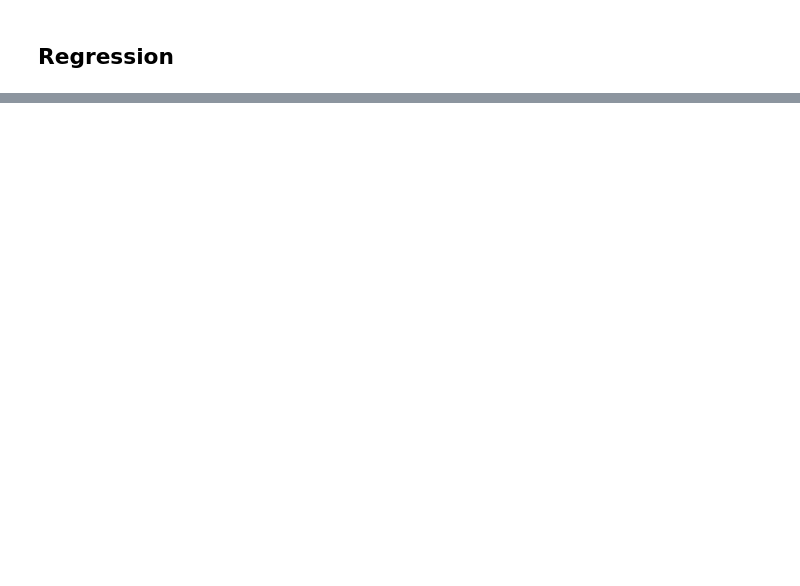
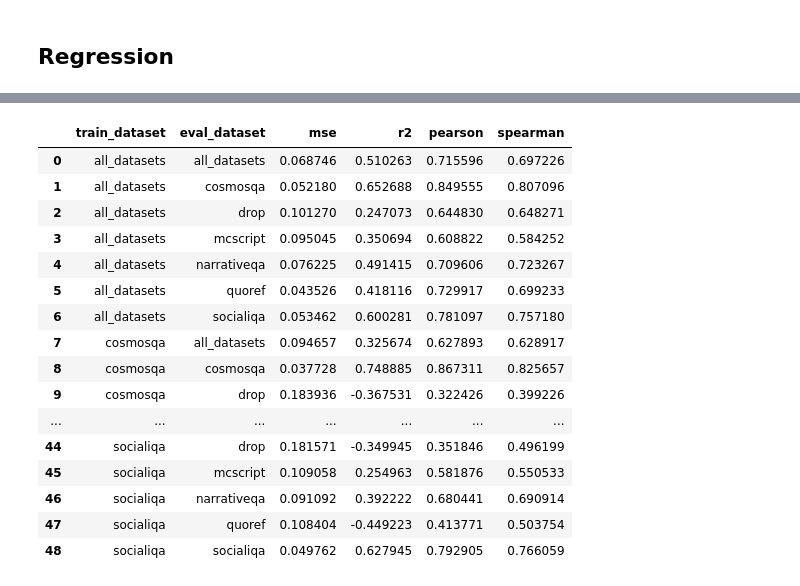
Before and after one commit to pdasigi/eqqa, a Jupyter notebook: scripts/compute_correlations_mocha.ipynb, the cells around one changed output, grey strips where cells are left out. Saved outputs shown, nothing was run; the diff lists cells and outputs as text; code cells hidden in the pictures; blank space fills up the shorter version.

```diff
--- a/scripts/compute_correlations_mocha.ipynb
+++ b/scripts/compute_correlations_mocha.ipynb
@@ -257,0 +350,33 @@ for train_dataset in models.keys():
+# %%
+table_results = defaultdict(list)
+
+for train_dataset, test_values in results_by_dataset.items():
+
+    for test_dataset, test_results in test_values.items():
+        table_results["train_dataset"].append("all_datasets" if train_dataset is None else train_dataset)
+        table_results["eval_dataset"].append("all_datasets" if test_dataset is None else test_dataset)
+
+        for metric, metric_value in test_results.items():
+            table_results[metric].append(metric_value)
+
+table_results = pd.DataFrame(table_results)
+table_results.to_csv((f"{METRICS_DIR}/dev_lr_correlations.csv"))
+table_results
+# %% [output]
+|  | train_dataset | eval_dataset | mse | r2 | pearson | spearman |
+| 0 | all_datasets | all_datasets | 0.068746 | 0.510263 | 0.715596 | 0.697226 |
+| 1 | all_datasets | cosmosqa | 0.052180 | 0.652688 | 0.849555 | 0.807096 |
+| 2 | all_datasets | drop | 0.101270 | 0.247073 | 0.644830 | 0.648271 |
+| 3 | all_datasets | mcscript | 0.095045 | 0.350694 | 0.608822 | 0.584252 |
+| 4 | all_datasets | narrativeqa | 0.076225 | 0.491415 | 0.709606 | 0.723267 |
+| 5 | all_datasets | quoref | 0.043526 | 0.418116 | 0.729917 | 0.699233 |
+| 6 | all_datasets | socialiqa | 0.053462 | 0.600281 | 0.781097 | 0.757180 |
+| 7 | cosmosqa | all_datasets | 0.094657 | 0.325674 | 0.627893 | 0.628917 |
+| 8 | cosmosqa | cosmosqa | 0.037728 | 0.748885 | 0.867311 | 0.825657 |
+| 9 | cosmosqa | drop | 0.183936 | -0.367531 | 0.322426 | 0.399226 |
+| ... | ... | ... | ... | ... | ... | ... |
+| 44 | socialiqa | drop | 0.181571 | -0.349945 | 0.351846 | 0.496199 |
+| 45 | socialiqa | mcscript | 0.109058 | 0.254963 | 0.581876 | 0.550533 |
+| 46 | socialiqa | narrativeqa | 0.091092 | 0.392222 | 0.680441 | 0.690914 |
+| 47 | socialiqa | quoref | 0.108404 | -0.449223 | 0.413771 | 0.503754 |
+| 48 | socialiqa | socialiqa | 0.049762 | 0.627945 | 0.792905 | 0.766059 |
```
Also changed, not shown: parts of 18 cells of this notebook, 1 other file.
